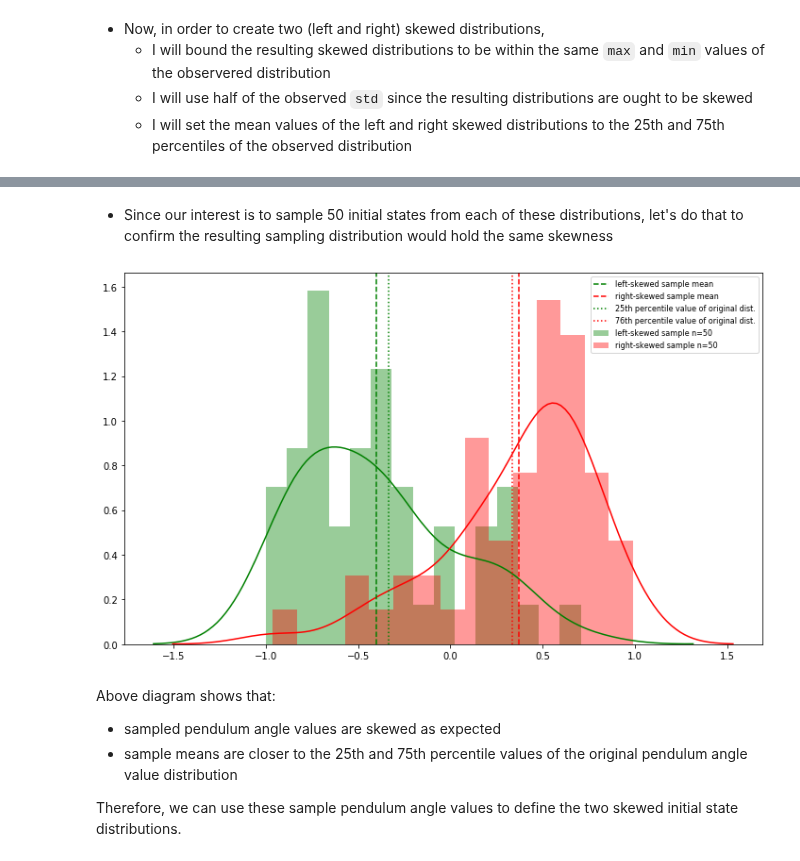
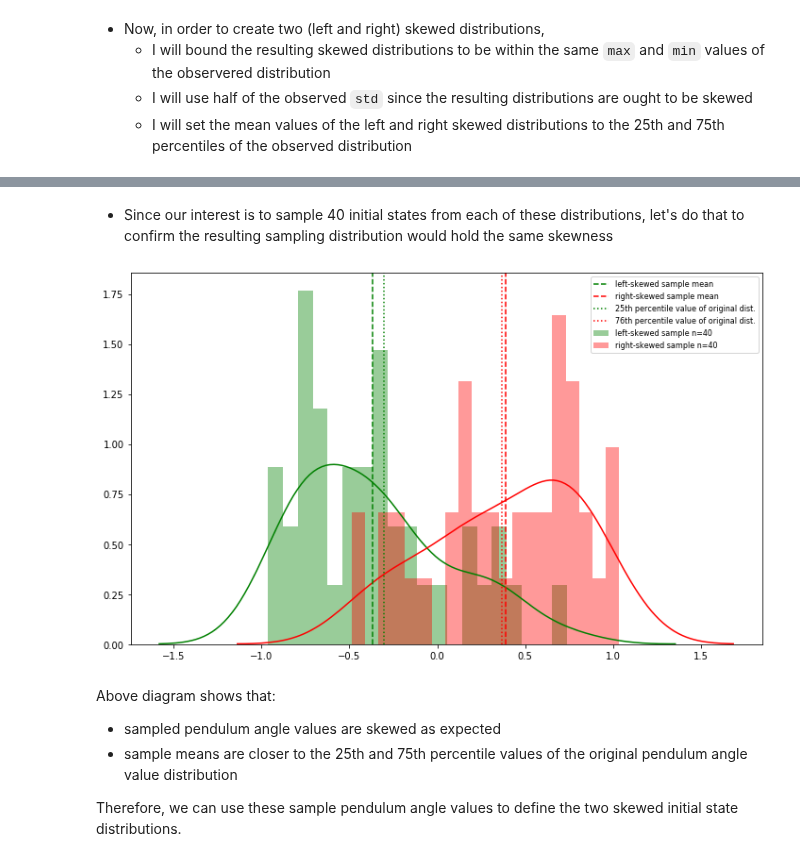
Before and after one commit to PandulaP/RL_Research, a Jupyter notebook: Pb_policy_iteration/cart_pole_modified_env/initial_state_analysis/initial_state_analysis.ipynb, the cells around one changed output, grey strips where cells are left out. Cells and saved outputs as stored; diff of their text form; code cells hidden in the pictures.

Commit message:
updated to create samples of size 40

```diff
--- a/Pb_policy_iteration/cart_pole_modified_env/initial_state_analysis/initial_state_analysis.ipynb
+++ b/Pb_policy_iteration/cart_pole_modified_env/initial_state_analysis/initial_state_analysis.ipynb
@@ -346,39 +346,39 @@ plt.show()
 # %% [markdown]
-- Since our interest is to sample 50 initial states from each of these distributions, let's do that to confirm the resulting sampling distribution would hold the same skewness
+- Since our interest is to sample 40 initial states from each of these distributions, let's do that to confirm the resulting sampling distribution would hold the same skewness
 # %%
 np.random.seed(16)
 
-left_skewed_pend_angle_sample = np.random.choice(left_skewed_pend_angle_dist, size=50)
-right_skewed_pend_angle_sample = np.random.choice(right_skewed_pend_angle_dist, size=50)
+left_skewed_pend_angle_sample = np.random.choice(left_skewed_pend_angle_dist, size=40)
+right_skewed_pend_angle_sample = np.random.choice(right_skewed_pend_angle_dist, size=40)
 
 fig, ax = plt.subplots(figsize=(10,6))
 
 sns.distplot(left_skewed_pend_angle_sample
              , hist=True
              , ax=ax
              , color='green'
-             , bins = 15
+             , bins = 20
              , hist_kws={'alpha':.4}
-             , label='left-skewed sample n=50')
+             , label='left-skewed sample n=40')
 
 sns.distplot(right_skewed_pend_angle_sample
              , hist=True
              , ax=ax
              , color='red'
-             , bins = 15
+             , bins = 20
              , hist_kws={'alpha':.4}
-             , label='right-skewed sample n=50')
+             , label='right-skewed sample n=40')
 
 ax.axvline(left_skewed_pend_angle_sample.mean(),color='green', linestyle = '--', label = 'left-skewed sample mean')
 ax.axvline(right_skewed_pend_angle_sample.mean(),color='red', linestyle = '--', label = 'right-skewed sample mean')
 ax.axvline(curr_25_pctile,color='green', linestyle = ':', label = '25th percentile value of original dist.')
 ax.axvline(curr_75_pctile,color='red', linestyle = ':', label = '76th percentile value of original dist.')
 
 ax.legend(fontsize=8)
 plt.tight_layout()
 plt.show()
 # %% [output]
-[figure, old version]
+[figure, new version]
 # %% [markdown]
 Above diagram shows that:
 - sampled pendulum angle values are skewed as expected
```
Also changed, not shown: parts of 15 cells of this notebook.
